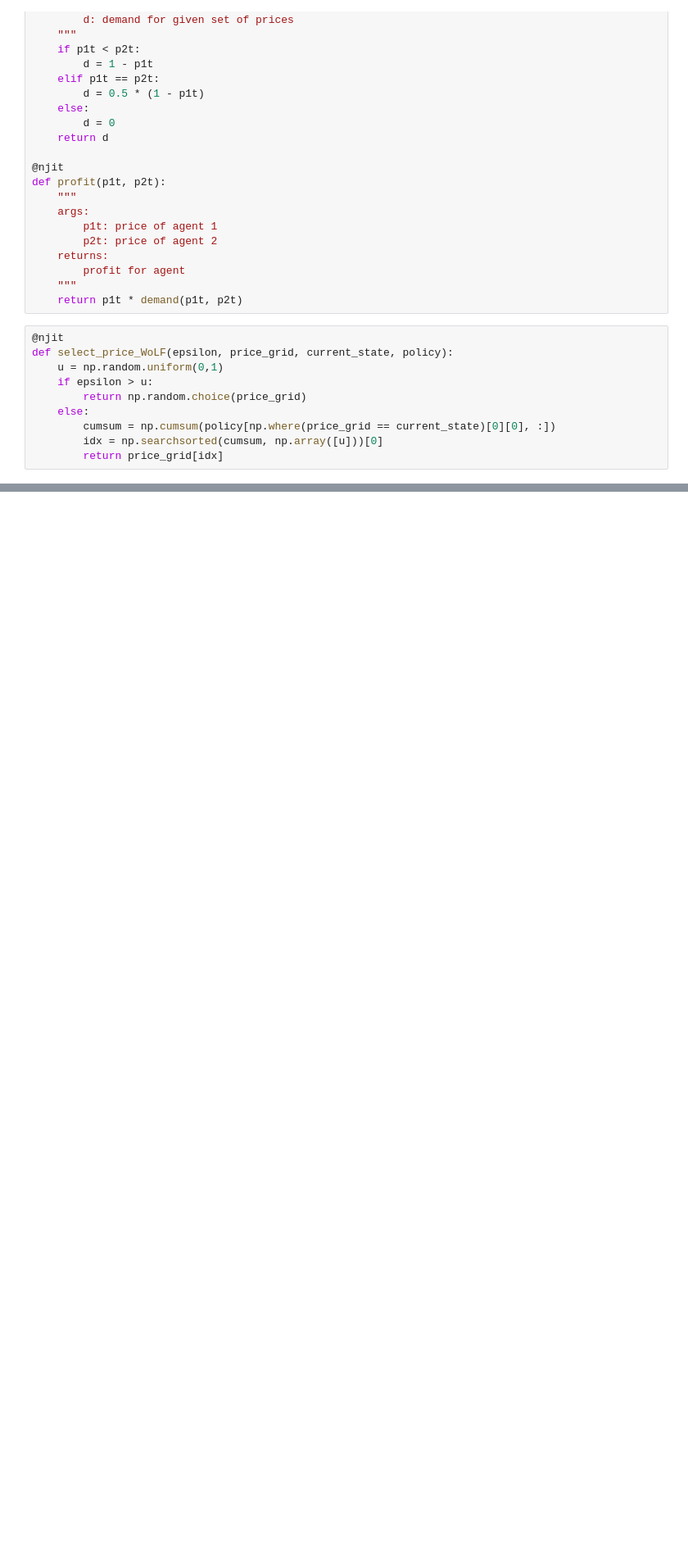
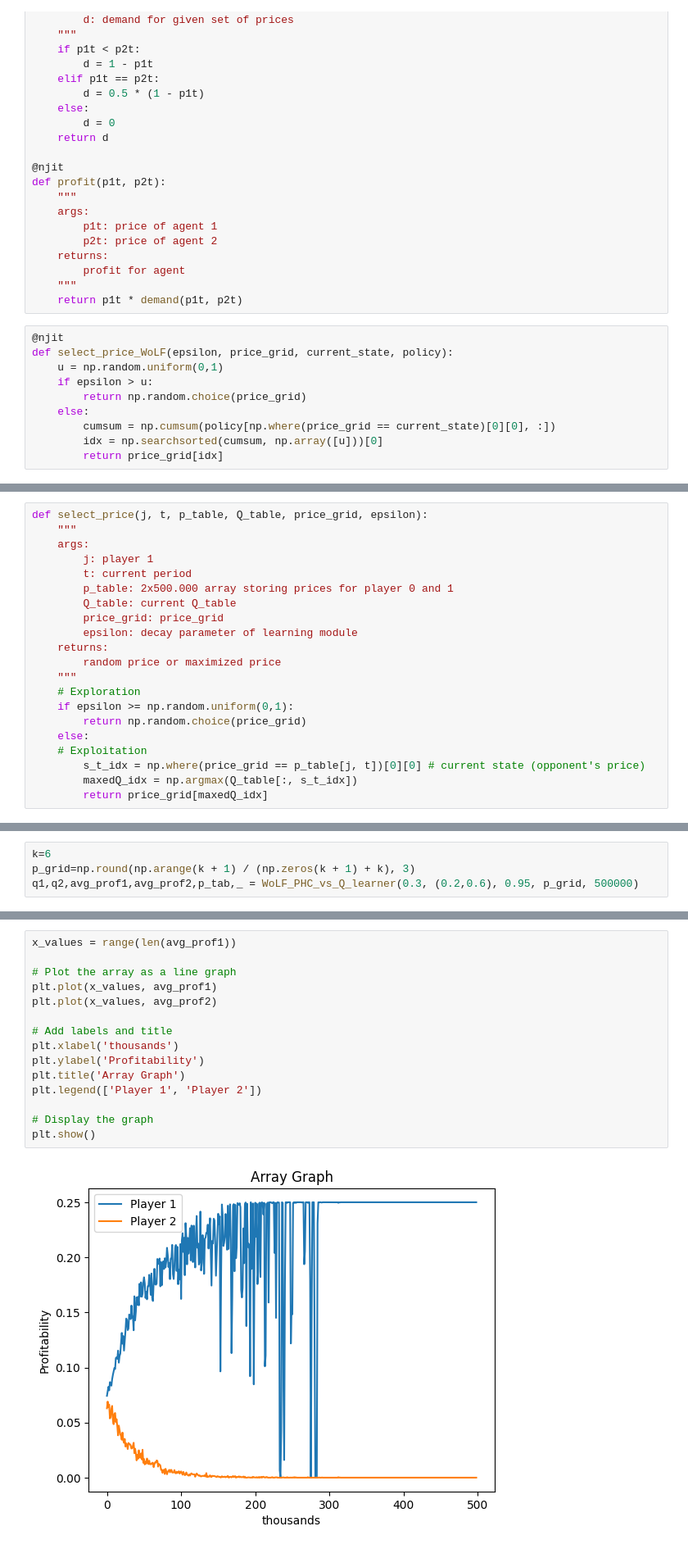
Before and after one commit to nicklasbusk/Bachelorprojekt, a Jupyter notebook: Code/lets_go.ipynb, the cells around one changed output, grey strips where cells are left out. Shown: that part at 82% size. Cells and saved outputs as stored; diff of their text form; blank space fills up the shorter version.

```diff
--- a/Code/lets_go.ipynb
+++ b/Code/lets_go.ipynb
@@ -197,0 +336,21 @@ plt.show()
+# %%
+def select_price(j, t, p_table, Q_table, price_grid, epsilon):
+    """
+    args:
+        j: player 1
+        t: current period
+        p_table: 2x500.000 array storing prices for player 0 and 1
+        Q_table: current Q_table
+        price_grid: price_grid
+        epsilon: decay parameter of learning module
+    returns:
+        random price or maximized price
+    """
+    # Exploration
+    if epsilon >= np.random.uniform(0,1):
+        return np.random.choice(price_grid)
+    else:
+    # Exploitation
+        s_t_idx = np.where(price_grid == p_table[j, t])[0][0] # current state (opponent's price)
+        maxedQ_idx = np.argmax(Q_table[:, s_t_idx])
+        return price_grid[maxedQ_idx]
@@ -197,0 +469,4 @@ plt.show()
+# %%
+k=6
+p_grid=np.round(np.arange(k + 1) / (np.zeros(k + 1) + k), 3)
+q1,q2,avg_prof1,avg_prof2,p_tab,_ = WoLF_PHC_vs_Q_learner(0.3, (0.2,0.6), 0.95, p_grid, 500000)
@@ -197,0 +488,17 @@ plt.show()
+# %%
+x_values = range(len(avg_prof1))
+
+# Plot the array as a line graph
+plt.plot(x_values, avg_prof1)
+plt.plot(x_values, avg_prof2)
+
+# Add labels and title
+plt.xlabel('thousands')
+plt.ylabel('Profitability')
+plt.title('Array Graph')
+plt.legend(['Player 1', 'Player 2'])
+
+# Display the graph
+plt.show()
+# %% [output]
+[figure, added]
```
Also changed, not shown: parts of 15 cells of this notebook, 1 other file.
